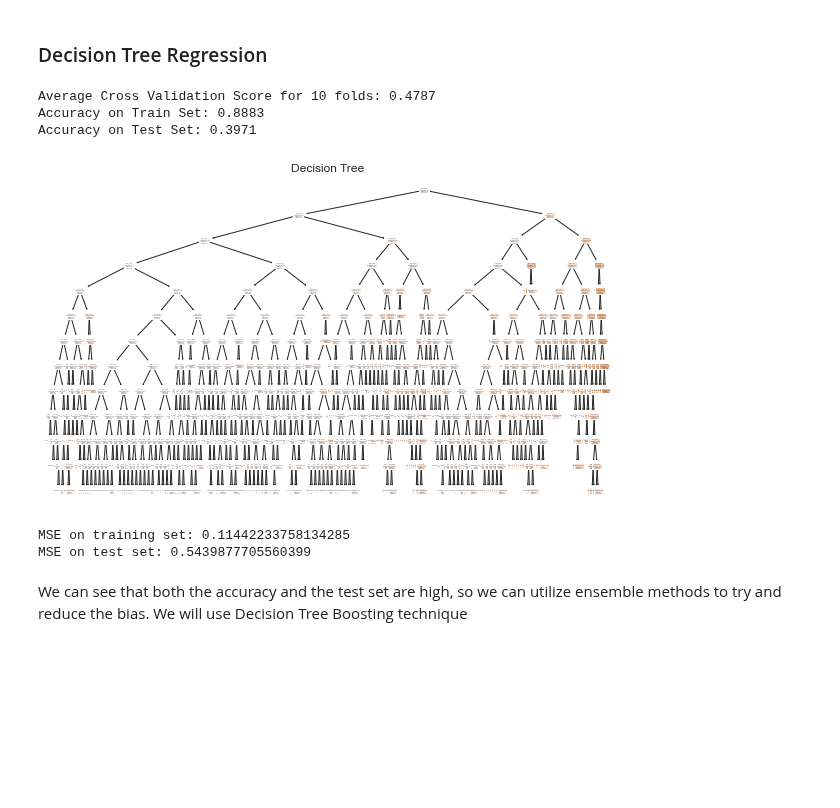
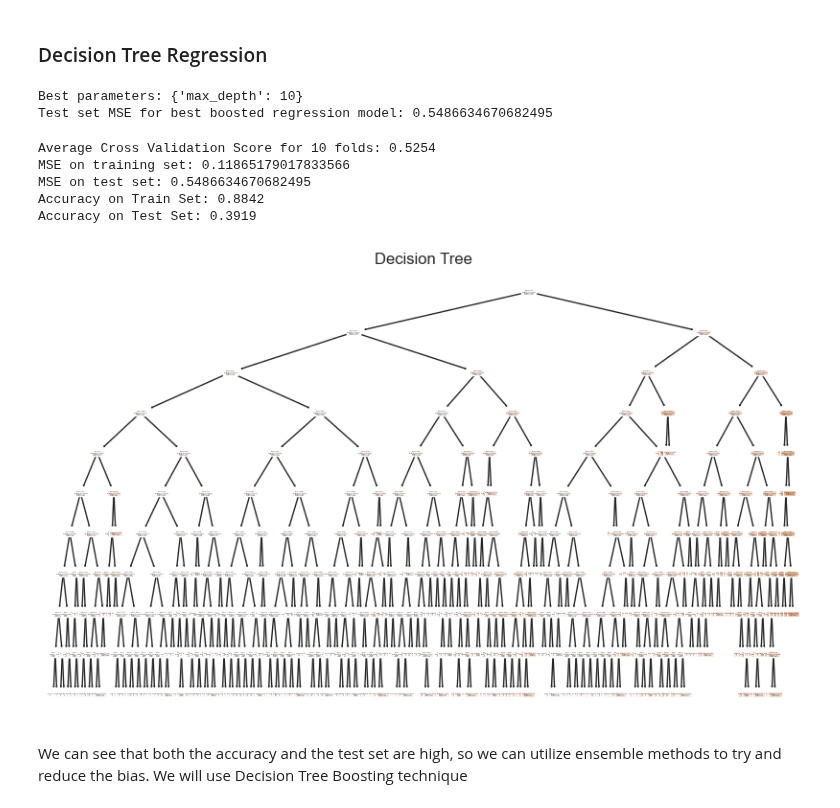
Before and after one commit to adelaidad/ORIE4741FinalProject, a Jupyter notebook: netflix_predictor.ipynb, the cells around one changed output. Saved outputs shown, nothing was run; the diff lists cells and outputs as text; code cells hidden in the pictures; blank space fills up the shorter version.

```diff
--- a/netflix_predictor.ipynb
+++ b/netflix_predictor.ipynb
@@ -538,36 +533,52 @@ from sklearn import tree
+# %%
+param_grid = {
+    'max_depth': [3, 5, 7, 10, 12, 15]
+}
+
+tree = DecisionTreeRegressor(random_state=0)
+
+grid_search = GridSearchCV(estimator=tree, param_grid=param_grid, cv=10, scoring='neg_mean_squared_error')
+
+grid_search.fit(X_train, y_train)
+
+print("Best parameters:", grid_search.best_params_)
+
+tree = grid_search.best_estimator_
+
+best_tree_reg_test_MSE = mean_squared_error(y_test, tree.predict(X_test))
+print("Test set MSE for best boosted regression model:", best_tree_reg_test_MSE)
+# %% [output]
+Best parameters: {'max_depth': 10}
+Test set MSE for best boosted regression model: 0.5486634670682495
 # %%
-regressor = DecisionTreeRegressor(random_state=0, max_depth=12)
-cross_val_scores = cross_val_score(regressor, X_train, y_train, cv=10)
+cross_val_scores = cross_val_score(tree, X_train, y_train, cv=10)
 average_score = cross_val_scores.mean()
 print(f"Average Cross Validation Score for 10 folds: {average_score:.4f}")
 
-regressor.fit(X_train, y_train)
-test_score = regressor.score(X_test, y_test)
-train_score = regressor.score(X_train, y_train)
+y_pred_train = tree.predict(X_train)
+y_pred_test = tree.predict(X_test)
+tree_train_MSE = mean_squared_error(y_train, y_pred_train)
+tree_test_MSE = mean_squared_error(y_test, y_pred_test)
+print("MSE on training set:", tree_train_MSE)
+print("MSE on test set:", tree_test_MSE)
+
+test_score = tree.score(X_test, y_test)
+train_score = tree.score(X_train, y_train)
 print(f"Accuracy on Train Set: {train_score:.4f}")
 print(f"Accuracy on Test Set: {test_score:.4f}")
 # %% [output]
-Average Cross Validation Score for 10 folds: 0.4787
-Accuracy on Train Set: 0.8883
-Accuracy on Test Set: 0.3971
+Average Cross Validation Score for 10 folds: 0.5254
+MSE on training set: 0.11865179017833566
+MSE on test set: 0.5486634670682495
+Accuracy on Train Set: 0.8842
+Accuracy on Test Set: 0.3919
 # %%
-regressor.fit(X_train,y_train)
+tree.fit(X_train,y_train)
 plt.figure(figsize=(10, 6))
-plot_tree(regressor, filled=True)
+plot_tree(tree, filled=True)
 plt.title("Decision Tree")
 plt.show()
 # %% [output]
-[figure, old version]
+[figure, new version]
-# %%
-# Score based on squared error
-y_pred_train = regressor.predict(X_train)
-y_pred_test = regressor.predict(X_test)
-tree_train_MSE = mean_squared_error(y_train, y_pred_train)
-tree_test_MSE = mean_squared_error(y_test, y_pred_test)
-print("MSE on training set:", tree_train_MSE)
-print("MSE on test set:", tree_test_MSE)
-# %% [output]
-MSE on training set: 0.11442233758134285
-MSE on test set: 0.5439877705560399
 # %% [markdown]
 We can see that both the accuracy and the test set are high, so we can utilize ensemble methods to try and reduce the bias. We will use Decision Tree Boosting technique
```
Also changed, not shown: parts of 21 cells of this notebook.
